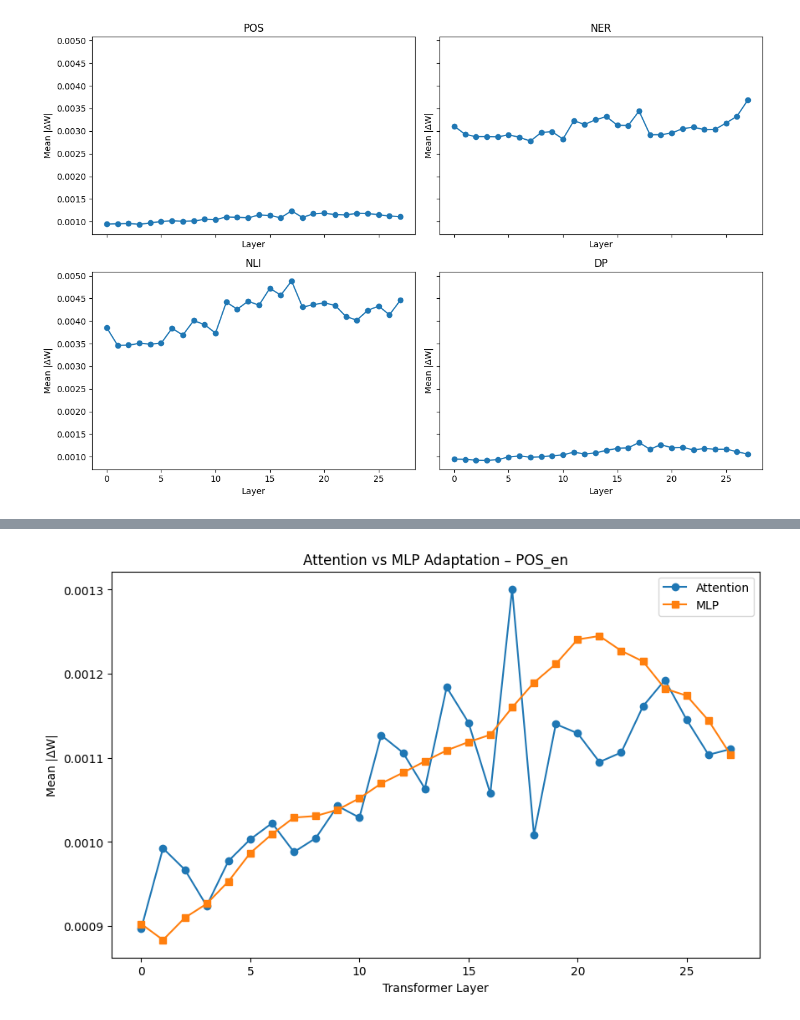
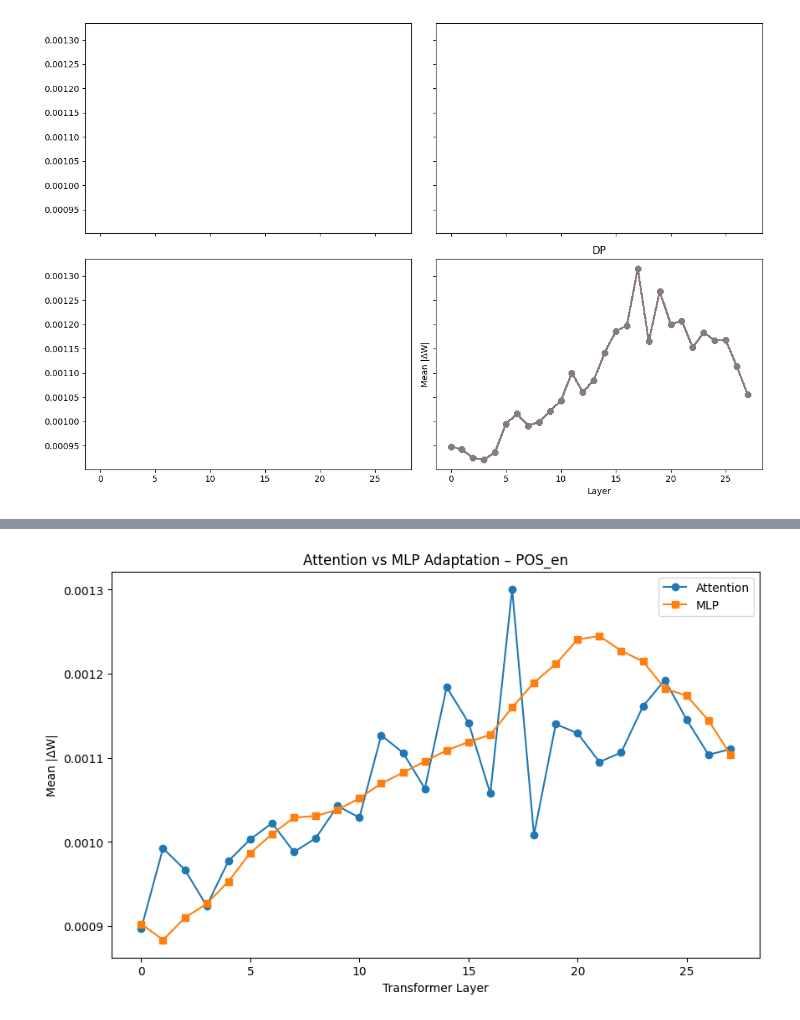
Before and after one commit to erafkin/xling_task_transfer, a Jupyter notebook: notebooks/figure_generation.ipynb, the cells around one changed output, grey strips where cells are left out. Cells and saved outputs as stored; diff of their text form; code cells hidden in the pictures.

```diff
--- a/notebooks/figure_generation.ipynb
+++ b/notebooks/figure_generation.ipynb
@@ -219,7 +313,7 @@ import pandas as pd
 
 # --- Create a FacetGrid with 4 subplots, one for each task ---
 g = sns.FacetGrid(
-    df_test_scores[df_test_scores['language'] != 'en'],
+    df_test_scores[df_test_scores['language'] != 'base'],
     col="task",
     col_wrap=2,
     sharey=True,
@@ -275,31 +369,31 @@ import pandas as pd
 
 # --- Create a FacetGrid with 4 subplots, one for each task ---
 g = sns.FacetGrid(
-    df,
+    df_test_scores[df_test_scores['language'] != 'base'],
     col="task",
     col_wrap=4,            # ensures 4 side-by-side
-    sharey=False,          # scores for DP differ in scale
-    height=4
+    sharey=True,          # scores for DP differ in scale
+    height=4,
 )
 
 # --- Map a grouped barplot onto each facet ---
 g.map_dataframe(
     sns.barplot,
     x="language",
-    y="delta",
+    y="delta_norm",
     hue="model",
     palette="Blues"
 )
 
 # --- Customize ---
 g.add_legend(title="Model", loc="upper right")
-g.set_axis_labels("Language", "Accuracy Loss")
+g.set_axis_labels("Language", "Accuracy Loss (Normalized)")
 g.set_titles("{col_name}")
 
 # Make x labels readable
 for ax in g.axes.flatten():
     ax.set_xticklabels(ax.get_xticklabels(), rotation=45, ha='right')
 
-plt.tight_layout()
+# plt.tight_layout()
 plt.show()
 # %% [output]
@@ -307,6 +401,6 @@ NameError: name 'df' is not defined
 # %%
 from scipy.stats import spearmanr, pearsonr
-
+import json
 # cosine similarity vs tv cosine similarity.
 with open("output/languages/uriel_plus.json", "r") as f:
     uriel = json.load(f)
@@ -389,7 +483,7 @@ g = sns.FacetGrid(
 )
 g.map_dataframe(reg_with_labels)
 
-g.set_axis_labels("URIEL+ Similarity to English", "LV Cosine Similarity to English")
+g.set_axis_labels("URIEL+ Distance from English", "LV Cosine Similarity to English")
 g.set_titles("{col_name}")
 
 for ax in g.axes.flatten():
@@ -930,38 +1130,56 @@ for i, task in enumerate(tasks):
         ),
     )
 
-    stats = {}
+    component_patterns = {
+    "attn_q": "self_attn.q_proj",
+    "attn_k": "self_attn.k_proj",
+    "attn_v": "self_attn.v_proj",
+    "attn_out": "self_attn.o_proj",
+    "mlp_up": "mlp.up_proj",
+    "mlp_gate": "mlp.gate_proj",
+    "mlp_down": "mlp.down_proj",
+    "ln": "layernorm",
+}
 
-    for name, param in tv.vector.items():
-        if "weight" in name:
-            stats[name] = {
-                "abs_mean": param.data.abs().mean().item()
-            }
+layer_component = {}
 
+for name, param in tv.vector.items():
+    if "weight" not in name:
+        continue
+
+    layer_num = get_layer_number(name)
+    if layer_num is None:
+        continue
+
+    for comp_name, pattern in component_patterns.items():
+        if pattern in name:
+            layer_component.setdefault(layer_num, {}).setdefault(comp_name, []).append(
+                param.data.abs().mean().item()
+            )
     layer_means = {}
 
     for name, values in stats.items():
         layer_num = get_layer_number(name)
         if layer_num is not None:
             layer_means.setdefault(layer_num, []).append(values["abs_mean"])
 
     # Average per transformer block
     final_means = {
         layer: sum(vals) / len(vals)
         for layer, vals in layer_means.items()
     }
 
     sorted_layers = sorted(final_means.keys())
     sorted_means = [final_means[i] for i in sorted_layers]
 
     ax = axes[i]
     ax.plot(sorted_layers, sorted_means, marker="o")
     ax.set_xlabel("Layer")
     ax.set_ylabel("Mean |ΔW|")
     ax.set_title(task.split("_")[0])
 
 # Clean layout
 plt.tight_layout()
 plt.show()
 # %% [output]
-[figure, old version]
+[figure, new version]
```
Also changed, not shown: parts of 19 cells of this notebook.
